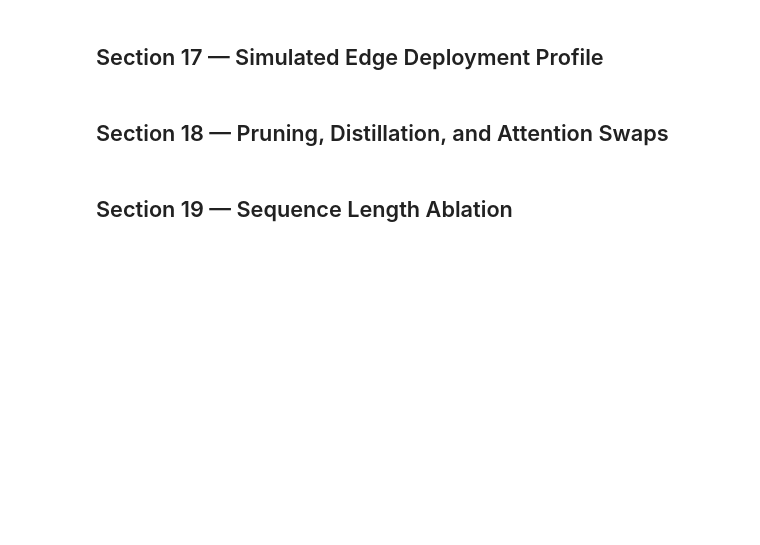
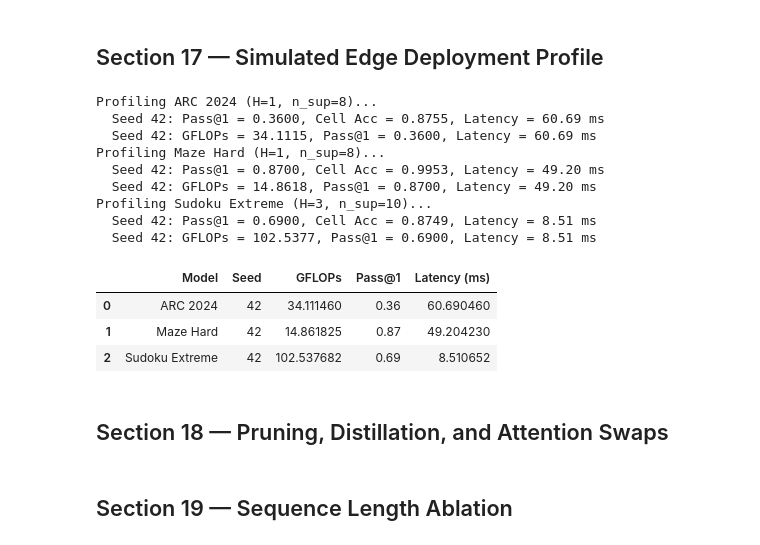
Before and after one commit to Seqaeon/EdgeTRM, a Jupyter notebook: edge-trm-consolidated.ipynb, the cells around one changed output. Drawn from its saved outputs; the diff is of its cells as text; code cells hidden in the pictures; blank space fills up the shorter version.

```diff
--- a/edge-trm-consolidated.ipynb
+++ b/edge-trm-consolidated.ipynb
@@ -943,35 +1353,2 @@ df_prune.pivot(index=["Model", "Prune Ratio"], columns="Seed", values="Pass@1")
 # %% [markdown]
 ## Section 14 — TorchScript Export (Edge-Native Serialization)
-# %%
-class TRMBackboneStep(nn.Module):
-    def __init__(self, inner_model):
-        super().__init__()
-        self.backbone = inner_model.L_level
-    def forward(self, x, emb_row, z_H, z_L):
-        return self.backbone(z_H)
-
-trace_records = []
-for model_name, model_obj, loader, _ in models_list:
-    if loader is None: continue
-    inner = get_inner(model_obj)
-    step_module = TRMBackboneStep(inner)
-    z_H = torch.zeros(1, 900, 512, device=DEVICE, dtype=torch.bfloat16)
-    z_L = torch.zeros(1, 900, 512, device=DEVICE, dtype=torch.bfloat16)
-    x = torch.zeros(1, 900, device=DEVICE, dtype=torch.long)
-    emb_row = torch.zeros(1, 512, device=DEVICE, dtype=torch.bfloat16)
-
-    t0 = time.time()
-    try:
-        traced = torch.jit.trace(step_module, (x, emb_row, z_H, z_L), check_trace=False)
-        trace_time = time.time() - t0
-        success = True
-    except Exception as e:
-        print(f"Tracing failed for {model_name}: {e}")
-        trace_time = 0.0
-        success = False
-
-    trace_records.append({
-        "Model": model_name, "Tracing Success": success, "Trace Time (s)": trace_time
-    })
-df_trace = pd.DataFrame(trace_records)
-df_trace
@@ -1028,33 +1493,55 @@ for item in tradeoffs:
     if loader is None: continue
 
     print(f"Profiling {name} (H={H}, n_sup={n_sup})...")
     q_mdl = quantize_int8_bnb(mdl)
     inner = get_inner(q_mdl)
     orig_H = inner.config.H_cycles
     inner.config.H_cycles = H
 
     batch = next(iter(loader))
     inputs, labels, pids = [t.to(DEVICE) for t in batch]
     batch_dict = {"inputs": inputs.to(torch.int32), "labels": labels.to(torch.int32), "puzzle_identifiers": pids.to(torch.int32)}
 
     from torch.profiler import profile, ProfilerActivity
     with profile(activities=[ProfilerActivity.CPU], record_shapes=True, with_flops=True) as prof:
         carry = inner.initial_carry(batch_dict)
+        from models.recursive_reasoning.trm import TinyRecursiveReasoningModel_ACTV1Carry, TinyRecursiveReasoningModel_ACTV1InnerCarry
+        ic = carry.inner_carry
+        carry = TinyRecursiveReasoningModel_ACTV1Carry(
+            inner_carry=TinyRecursiveReasoningModel_ACTV1InnerCarry(z_H=ic.z_H.to(DEVICE), z_L=ic.z_L.to(DEVICE)),
+            steps=carry.steps.to(DEVICE),
+            halted=carry.halted.to(DEVICE),
+            current_data={k: v.to(DEVICE) for k, v in carry.current_data.items()},
+        )
         for _ in range(n_sup):
             carry, _ = inner(carry, batch_dict)
 
     total_flops = sum(event.flops for event in prof.key_averages() if event.flops is not None)
     gflops = (total_flops / 1e9) / inputs.shape[0]
 
     inner.config.H_cycles = orig_H
     res = evaluate_across_seeds(name, q_mdl, loader, n_sup_max=n_sup)
     for r in res:
         print(f"  Seed {r['seed']}: GFLOPs = {gflops:.4f}, Pass@1 = {r['exact1']:.4f}, Latency = {r['ms']:.2f} ms")
         profile_records.append({
             "Model": name, "Seed": r["seed"], "GFLOPs": gflops, "Pass@1": r["exact1"], "Latency (ms)": r["ms"]
         })
 df_edge = pd.DataFrame(profile_records)
 df_edge
+# %% [output]
+Profiling ARC 2024 (H=1, n_sup=8)...
+  Seed 42: Pass@1 = 0.3600, Cell Acc = 0.8755, Latency = 60.69 ms
+  Seed 42: GFLOPs = 34.1115, Pass@1 = 0.3600, Latency = 60.69 ms
+Profiling Maze Hard (H=1, n_sup=8)...
+  Seed 42: Pass@1 = 0.8700, Cell Acc = 0.9953, Latency = 49.20 ms
+  Seed 42: GFLOPs = 14.8618, Pass@1 = 0.8700, Latency = 49.20 ms
+Profiling Sudoku Extreme (H=3, n_sup=10)...
+  Seed 42: Pass@1 = 0.6900, Cell Acc = 0.8749, Latency = 8.51 ms
+  Seed 42: GFLOPs = 102.5377, Pass@1 = 0.6900, Latency = 8.51 ms
+|  | Model | Seed | GFLOPs | Pass@1 | Latency (ms) |
+| 0 | ARC 2024 | 42 | 34.111460 | 0.36 | 60.690460 |
+| 1 | Maze Hard | 42 | 14.861825 | 0.87 | 49.204230 |
+| 2 | Sudoku Extreme | 42 | 102.537682 | 0.69 | 8.510652 |
 # %% [markdown]
 ## Section 18 — Pruning, Distillation, and Attention Swaps
 # %%
```
Also changed, not shown: parts of 27 cells of this notebook.
